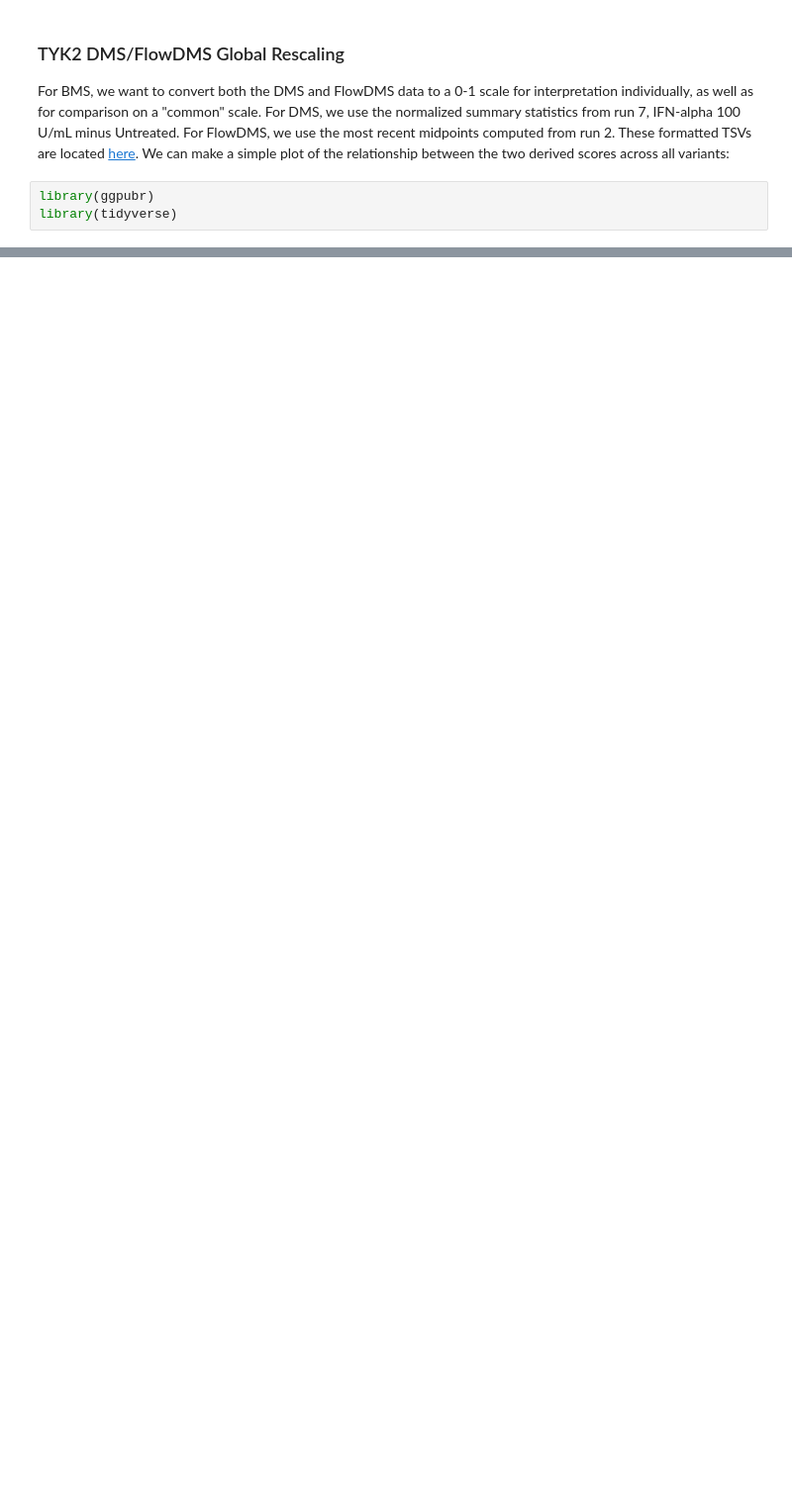
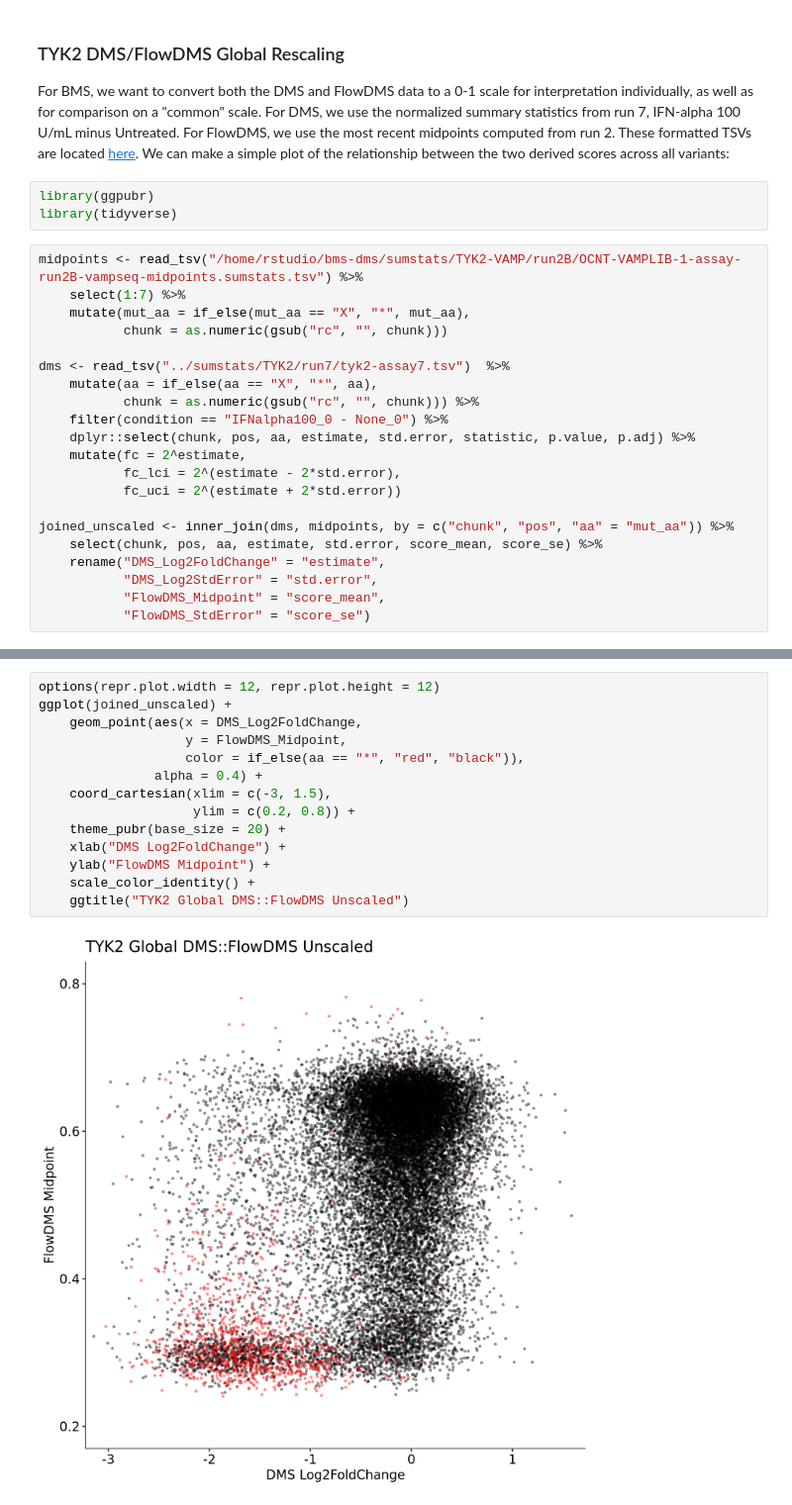
Before and after one commit to MiTPenguin/bms-dms, a Jupyter notebook: notebooks/TYK2-Rescale-Global.ipynb, the cells around one changed output, grey strips where cells are left out. Shown at 99% size. Drawn from its saved outputs; the diff is of its cells as text; blank space fills up the shorter version.

```diff
--- a/notebooks/TYK2-Rescale-Global.ipynb
+++ b/notebooks/TYK2-Rescale-Global.ipynb
@@ -5,3 +5,24 @@ For BMS, we want to convert both the DMS and FlowDMS data to a 0-1 scale for int
 # %%
 library(ggpubr)
 library(tidyverse)
+# %%
+midpoints <- read_tsv("/home/rstudio/bms-dms/sumstats/TYK2-VAMP/run2B/OCNT-VAMPLIB-1-assay-run2B-vampseq-midpoints.sumstats.tsv") %>%
+    select(1:7) %>%
+    mutate(mut_aa = if_else(mut_aa == "X", "*", mut_aa),
+           chunk = as.numeric(gsub("rc", "", chunk)))
+
+dms <- read_tsv("../sumstats/TYK2/run7/tyk2-assay7.tsv")  %>%
+    mutate(aa = if_else(aa == "X", "*", aa),
+           chunk = as.numeric(gsub("rc", "", chunk))) %>%
+    filter(condition == "IFNalpha100_0 - None_0") %>%
+    dplyr::select(chunk, pos, aa, estimate, std.error, statistic, p.value, p.adj) %>%
+    mutate(fc = 2^estimate,
+           fc_lci = 2^(estimate - 2*std.error),
+           fc_uci = 2^(estimate + 2*std.error))
+
+joined_unscaled <- inner_join(dms, midpoints, by = c("chunk", "pos", "aa" = "mut_aa")) %>%
+    select(chunk, pos, aa, estimate, std.error, score_mean, score_se) %>%
+    rename("DMS_Log2FoldChange" = "estimate",
+           "DMS_Log2StdError" = "std.error",
+           "FlowDMS_Midpoint" = "score_mean",
+           "FlowDMS_StdError" = "score_se")
@@ -96,3 +114,19 @@ dbl (8): conc, pos, estimate, std.error, dispersion, statistic, p.value, p.adj
+# %%
+options(repr.plot.width = 12, repr.plot.height = 12)
+ggplot(joined_unscaled) +
+    geom_point(aes(x = DMS_Log2FoldChange,
+                   y = FlowDMS_Midpoint,
+                   color = if_else(aa == "*", "red", "black")),
+               alpha = 0.4) +
+    coord_cartesian(xlim = c(-3, 1.5),
+                    ylim = c(0.2, 0.8)) +
+    theme_pubr(base_size = 20) +
+    xlab("DMS Log2FoldChange") +
+    ylab("FlowDMS Midpoint") +
+    scale_color_identity() +
+    ggtitle("TYK2 Global DMS::FlowDMS Unscaled")
+# %% [output]
+[figure, added]
 # %%
 options(repr.plot.width = 12, repr.plot.height = 12)
 inner_join(dms_format, flowdms_format, by = join_by(Chunk, Position, AA)) %>%
```
Also changed, not shown: parts of 5 cells of this notebook.
